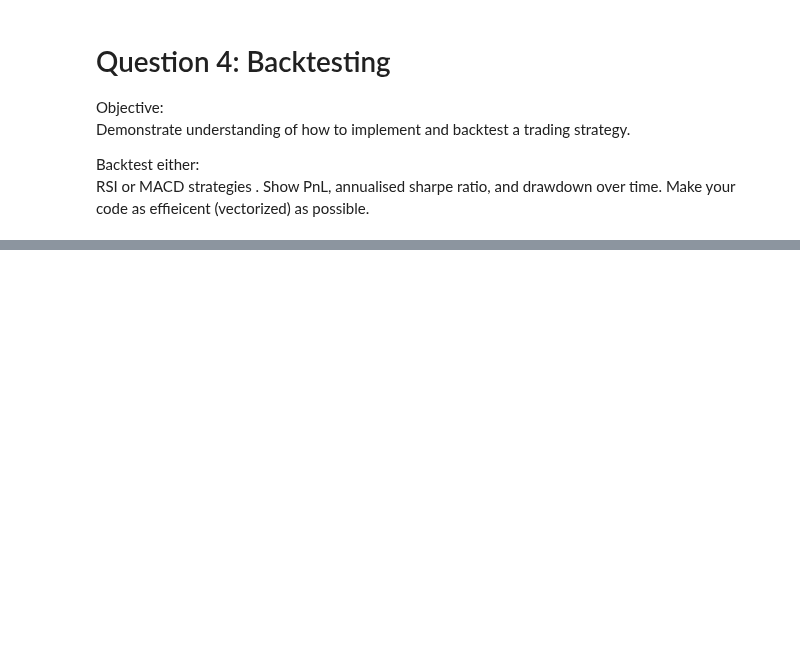
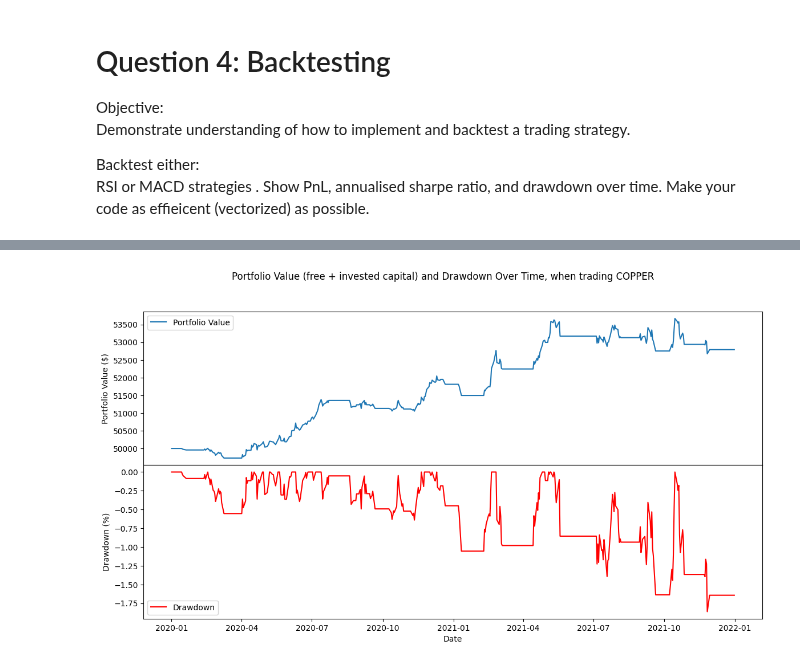
Before and after one commit to elena-faillace/OilDesk-Intern-Assessment, a Jupyter notebook: solutions/question4.ipynb, the cells around one changed output, grey strips where cells are left out. Saved outputs shown, nothing was run; the diff lists cells and outputs as text; code cells hidden in the pictures; blank space fills up the shorter version.

```diff
--- a/solutions/question4.ipynb
+++ b/solutions/question4.ipynb
@@ -348,0 +245,80 @@ plt.show()
+# %%
+### Parameters ###
+
+data_path = f'{os.pardir}/data/MarketData.csv'
+# Metal to be used for the simulation
+metal = 'COPPER'
+# Date range for backtesting
+start_date = '2020-01-01'
+end_date = '2021-12-31'
+# Periods to evaluate the performance metrics for
+periods = [
+    ('2020-01-01', '2020-12-31'),
+    ('2021-01-01', '2021-12-31'),
+    ('2020-01-01', '2021-12-31')
+]
+
+### Load the data ###
+
+df = get_metal_data(metal, start_date, end_date)
+
+### Test strategy ###
+
+df_simulation, df_trades = backtest_simulation(df, free_capital=50000)
+print(f"\nSimulation results (head):\n{df_simulation.head()}")
+print(f"\nTrades made (head):\n{df_trades.head()}")
+print(f'\nTotal trades made: {len(df_trades)}')
+
+### Calculate performance metrics ###
+
+calculate_daily_returns(df_simulation)
+calculate_drawdown(df_simulation)
+# To store results for performance table
+n_trades, PnLs, sharpe_ratios, max_drawdowns, perc_profitable_trades = [], [], [], [], []
+# Iterate over each period
+for start_date, end_date in periods:
+    # Select the data for a period
+    sel_df_simulation = df_simulation[(df_simulation['Date'] >= start_date) & (df_simulation['Date'] <= end_date)]
+    sel_df_trades = df_trades[(df_trades['Entry Date'] >= start_date) & (df_trades['Exit Date'] <= end_date)]
+    # Calculate the performance metrics
+    n_trades.append(len(sel_df_trades))
+    PnLs.append(calculate_PnL(sel_df_trades))
+    sharpe_ratios.append(calculate_sharpe_ratio(sel_df_simulation))
+    max_drawdowns.append(calculate_max_drawdown(sel_df_simulation))
+    perc_profitable_trades.append(calculate_perc_profitable_trades(sel_df_trades))
+
+# Create a DataFrame with the performance metrics
+df_performance = pd.DataFrame({
+    'From Date': [f'{start}' for start, _ in periods],
+    'To Date': [f'{end}' for _, end in periods],
+    'Number of Trades': n_trades,
+    'PnL': PnLs,
+    'Sharpe Ratio': sharpe_ratios,
+    'Max Drawdown (%)': max_drawdowns,
+    'Profitable Trades (%)': perc_profitable_trades,
+})
+
+### Save the simulation results and its performance metrics ###
+
+df_simulation.to_csv('tables/simulation_results.csv', index=False)
+df_trades.to_csv('tables/trades_results.csv', index=False)
+df_performance.to_csv('tables/performance_metrics.csv', index=False)
+print(f"\nSimulation results saved, summary of the performance metrics:\n{df_performance}")
+
+# Visualise the Drawdown over time
+fig = plt.figure(figsize=(14, 7))
+fig.suptitle(f'Portfolio Value (free + invested capital) and Drawdown Over Time, when trading {metal}')
+grid = fig.add_gridspec(nrows=2, ncols=1, hspace=0)
+
+ax = fig.add_subplot(grid[0, 0])
+ax.plot(df_simulation['Date'], df_simulation['Free Capital'] + df_simulation['Invested Capital'], label='Portfolio Value')
+ax.set_ylabel('Portfolio Value ($)')
+ax.legend(loc='upper left')
+
+ax = fig.add_subplot(grid[1, 0])
+ax.plot(df_simulation['Date'], df_simulation['Drawdown'], label='Drawdown', color='red')
+ax.set_ylabel('Drawdown (%)')
+ax.set_xlabel('Date')
+ax.legend(loc='lower left')
+plt.show()
+# %% [output]
@@ -348,0 +342 @@ plt.show()
+[figure, added]
```
Also changed, not shown: parts of 8 cells of this notebook.
